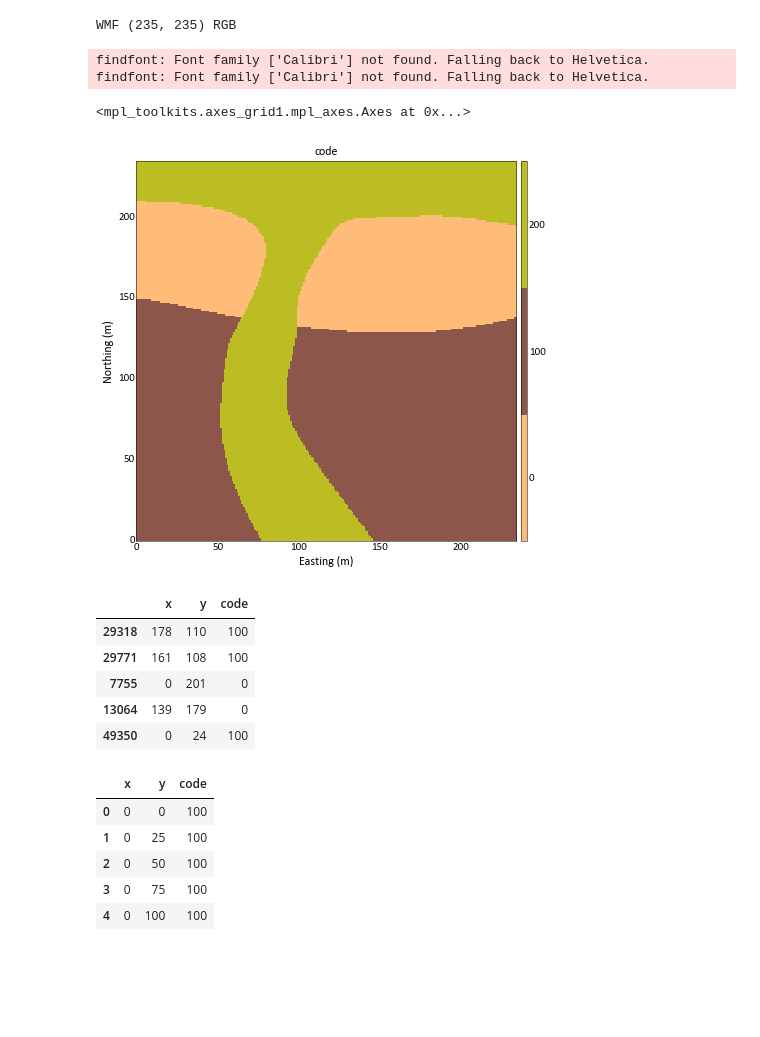
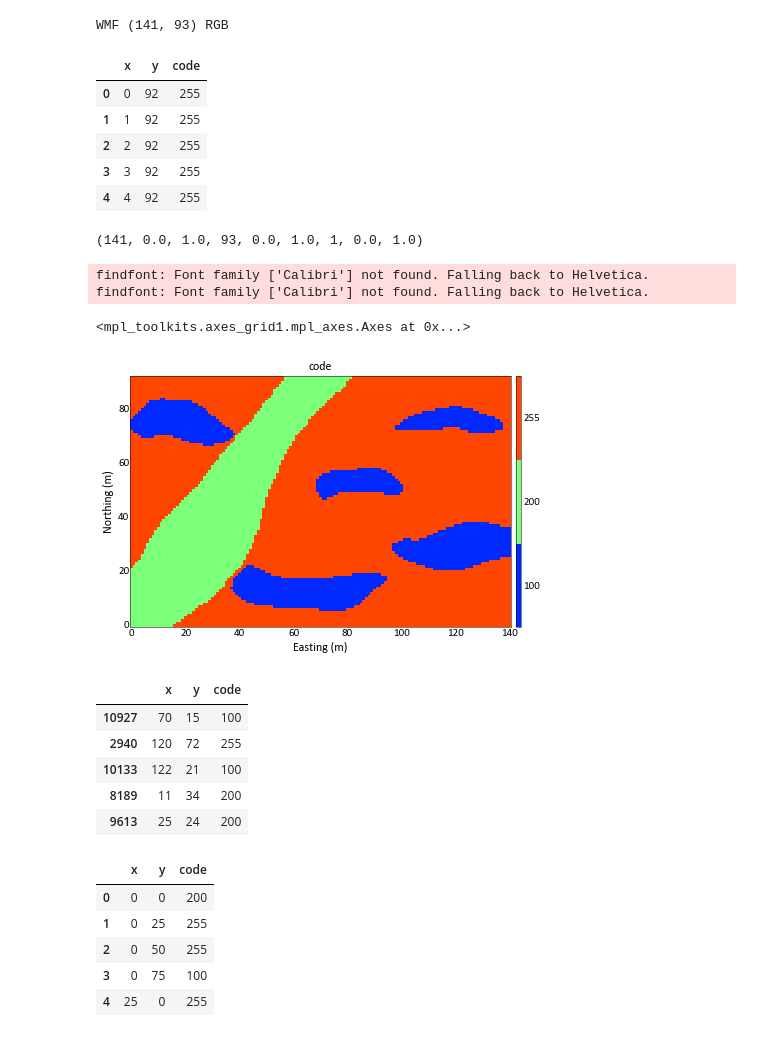
Before and after one commit to robertorolo/cat_dataset_from_image, a Jupyter notebook: cat_dataset_creation.ipynb, the cells around one changed output. Cells and saved outputs as stored; diff of their text form; code cells hidden in the pictures; blank space fills up the shorter version.

```diff
--- a/cat_dataset_creation.ipynb
+++ b/cat_dataset_creation.ipynb
@@ -4,7 +4,7 @@ import pandas as pd
 import pygeostat as gs
 import numpy as np
 # %%
-im = Image.open("geomap.emf")
+im = Image.open("case_study.emf")
 # %%
 from __future__ import print_function
 print(im.format, im.size, im.mode)
@@ -12,7 +12,7 @@ print(im.format, im.size, im.mode)
 x_size = im.size[0]
 y_size = im.size[1]
 # %% [output]
-WMF (235, 235) RGB
+WMF (141, 93) RGB
 # %%
 im_data = list(im.getdata())
 # %%
@@ -25,19 +25,34 @@ for index,pixel in enumerate(xy_tuples):
     pixel.append(im_data[index][0])
 # %%
 df = pd.DataFrame(xy_tuples, columns=['x','y','code'])
+# %%
+df.head()
+# %% [output]
+|  | x | y | code |
+| 0 | 0 | 92 | 255 |
+| 1 | 1 | 92 | 255 |
+| 2 | 2 | 92 | 255 |
+| 3 | 3 | 92 | 255 |
+| 4 | 4 | 92 | 255 |
 # %%
 #_ = gs.location_plot(data=df, x='x', y='y', z=None, var='code', figsize=(7,7))
 # %%
 df = df.sort_values(by=['y', 'x'])
 # %%
 nx, xmn, xsiz, ny, ymn, ysiz, nz, zmn, zsiz = x_size, 0, 1, y_size, 0, 1, 1, 0, 1
+# %%
+grid = gs.GridDef([nx, xmn, xsiz, ny, ymn, ysiz, nz, zmn, zsiz])
+# %%
+grid.grid_array
+# %% [output]
+(141, 0.0, 1.0, 93, 0.0, 1.0, 1, 0.0, 1.0)
 # %%
-gs.slice_plot(df, griddef=gs.GridDef([nx, xmn, xsiz, ny, ymn, ysiz, nz, zmn, zsiz]), var='code', figsize=(7,7), catdata=True, output_file='exhaustive')
+gs.slice_plot(df, griddef=grid, var='code', figsize=(7,7), catdata=True, output_file='exhaustive', cmap='jet')
 # %% [output]
 findfont: Font family ['Calibri'] not found. Falling back to Helvetica.
 findfont: Font family ['Calibri'] not found. Falling back to Helvetica.
 <mpl_toolkits.axes_grid1.mpl_axes.Axes at 0x...>
-[figure, old version]
+[figure, new version]
 # %%
 gs.write_gslib(df, 'exhaust.dat')
 # %%
@@ -59,20 +74,20 @@ for x in range(0, x_size, x_int):
 random_sampling.head()
 # %% [output]
 |  | x | y | code |
-| 29318 | 178 | 110 | 100 |
-| 29771 | 161 | 108 | 100 |
-| 7755 | 0 | 201 | 0 |
-| 13064 | 139 | 179 | 0 |
-| 49350 | 0 | 24 | 100 |
+| 10927 | 70 | 15 | 100 |
+| 2940 | 120 | 72 | 255 |
+| 10133 | 122 | 21 | 100 |
+| 8189 | 11 | 34 | 200 |
+| 9613 | 25 | 24 | 200 |
 # %%
 regular_sampling.head()
 # %% [output]
 |  | x | y | code |
-| 0 | 0 | 0 | 100 |
-| 1 | 0 | 25 | 100 |
-| 2 | 0 | 50 | 100 |
+| 0 | 0 | 0 | 200 |
+| 1 | 0 | 25 | 255 |
+| 2 | 0 | 50 | 255 |
 | 3 | 0 | 75 | 100 |
-| 4 | 0 | 100 | 100 |
+| 4 | 25 | 0 | 255 |
 # %%
 full = pd.concat([random_sampling, regular_sampling])
 # %%
```
Also changed, not shown: parts of 8 cells of this notebook, 8 other files.
